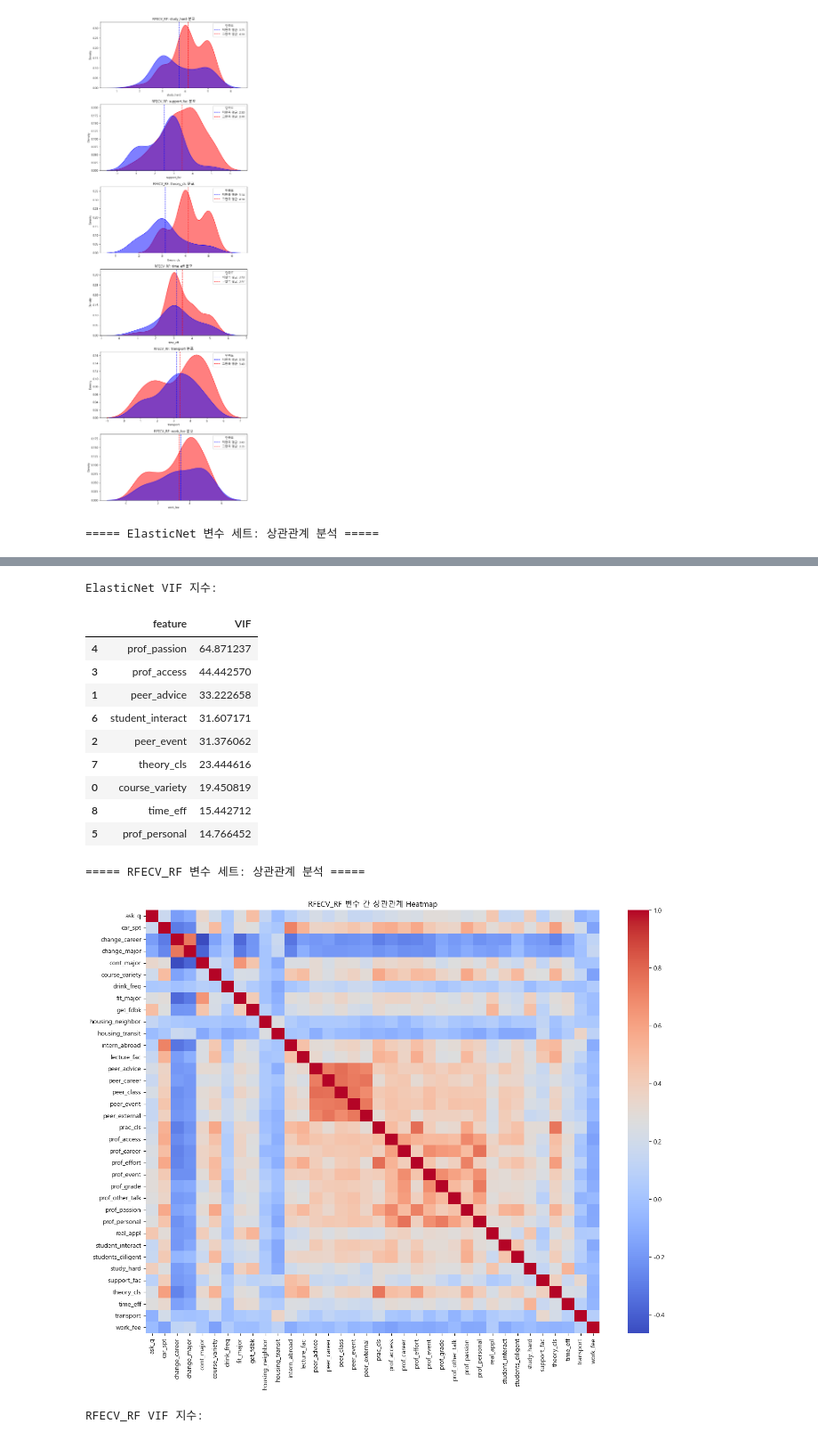
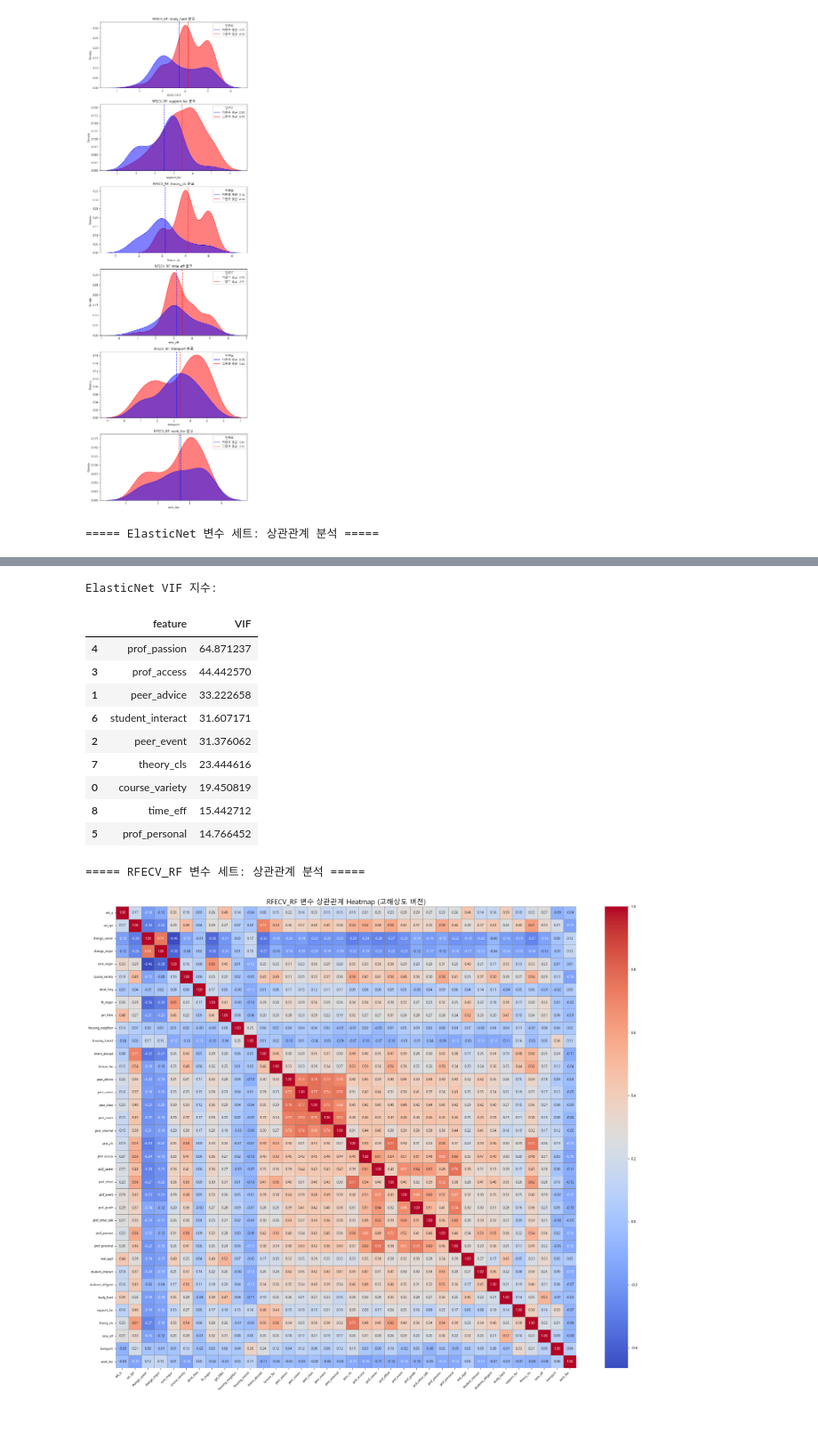
Before and after one commit to hyejinppp/Proposal, a Jupyter notebook: sat.validation.ipynb, the cells around one changed output, grey strips where cells are left out. Shown at 89% size. Drawn from its saved outputs; the diff is of its cells as text; code cells hidden in the pictures.

```diff
--- a/sat.validation.ipynb
+++ b/sat.validation.ipynb
@@ -979,41 +979,50 @@ plt.show()
 # 🔹 VIF 지수
 enet_vif = compute_vif(X_enet_corr)
 print("\nElasticNet VIF 지수:")
 display(enet_vif)
 
 
 
 # -------------------------
 # 📌 2) RFECV_RF 변수 세트
 # -------------------------
 print("\n\n===== RFECV_RF 변수 세트: 상관관계 분석 =====")
 
 X_rf_corr = df[rfecv_rf_vars]
 
-# 🔹 상관관계 Heatmap (변수 많으므로 크게 출력)
-plt.figure(figsize=(16, 12))
-sns.heatmap(X_rf_corr.corr(), cmap="coolwarm")
-plt.title("RFECV_RF 변수 간 상관관계 Heatmap")
+plt.figure(figsize=(22, 18))  # 🔥 훨씬 큰 크기
+corr = df[rfecv_rf_vars].corr()
+
+sns.heatmap(
+    corr,
+    cmap="coolwarm",
+    annot=True,        # 🔥 숫자 표시
+    fmt=".2f",         # 🔥 소수 2자리
+    annot_kws={"size": 9},  # 🔥 수치 글씨 크기
+    linewidths=0.5,    # 🔥 셀 구분선 추가 (더 선명)
+    linecolor="gray"
+)
+
+plt.title("RFECV_RF 변수 상관관계 Heatmap (고해상도 버전)", fontsize=18)
+
+plt.xticks(fontsize=8, rotation=45, ha="right")  # 🔥 X축 글씨 개선
+plt.yticks(fontsize=8)
+
+plt.tight_layout()  # 🔥 글씨 겹침 방지
 plt.show()
-
-# 🔹 VIF 지수
-rf_vif = compute_vif(X_rf_corr)
-print("\nRFECV_RF VIF 지수:")
-display(rf_vif)
 # %% [output]
 ===== ElasticNet 변수 세트: 상관관계 분석 =====
 [figure]
 ElasticNet VIF 지수:
 |  | feature | VIF |
 | 4 | prof_passion | 64.871237 |
 | 3 | prof_access | 44.442570 |
 | 1 | peer_advice | 33.222658 |
 | 6 | student_interact | 31.607171 |
 | 2 | peer_event | 31.376062 |
 | 7 | theory_cls | 23.444616 |
 | 0 | course_variety | 19.450819 |
 | 8 | time_eff | 15.442712 |
 | 5 | prof_personal | 14.766452 |
 ===== RFECV_RF 변수 세트: 상관관계 분석 =====
-[figure, old version]
+[figure, new version]
-RFECV_RF VIF 지수:
```
Also changed, not shown: parts of 1 cell of this notebook.
